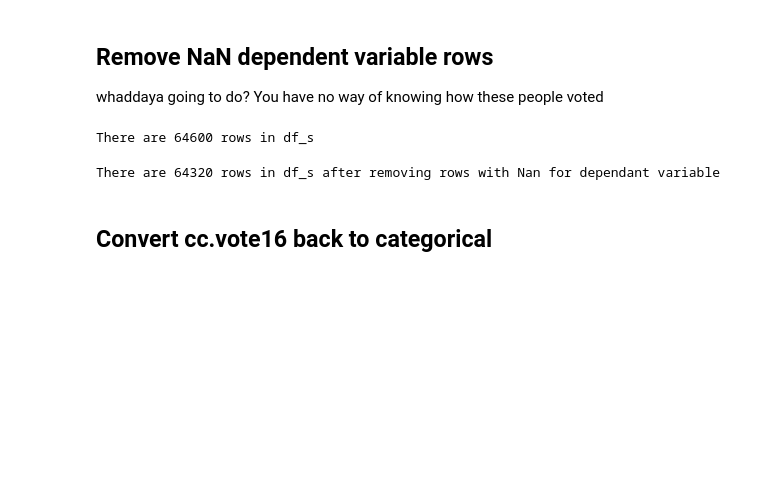
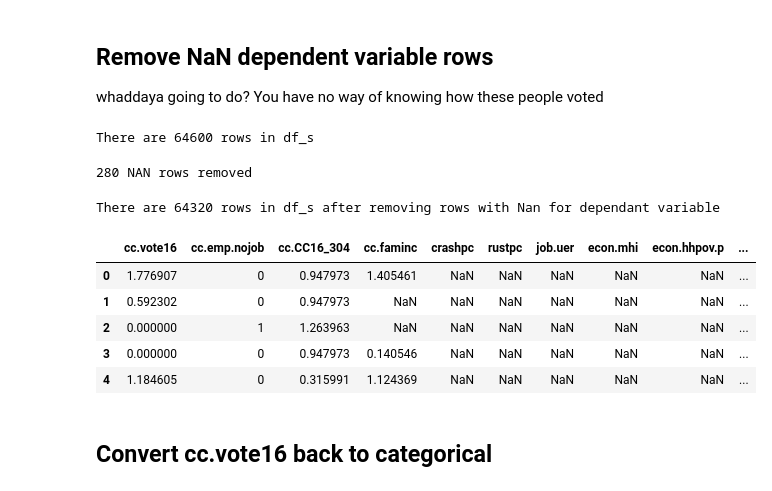
Before and after one commit to kperkins411/VoterAnalysis, a Jupyter notebook: DataCleaning_regid_31.ipynb, the cells around one changed output. Cells and saved outputs as stored; diff of their text form; code cells hidden in the pictures; blank space fills up the shorter version.

```diff
--- a/DataCleaning_regid_31.ipynb
+++ b/DataCleaning_regid_31.ipynb
@@ -218,12 +247,27 @@ whaddaya going to do?  You have no way of knowing how these people voted
 print(f"There are {len(df_s)} rows in df_s")
 # %% [output]
 There are 64600 rows in df_s
+# %%
+# pull out the nulls from the column of interest
+dfnull = df_s.loc[pd.isnull(df_s['cc.vote16'])]
+print(f"{len(dfnull)} NAN rows removed")
+# %% [output]
+280 NAN rows removed
 # %%
 #dump the NaN rows
 df_s = df_s[pd.notnull(df_s['cc.vote16'] )]
 print(f"There are {len(df_s)} rows in df_s after removing rows with Nan for dependant variable")
 # %% [output]
 There are 64320 rows in df_s after removing rows with Nan for dependant variable
+# %%
+df_s.head()
+# %% [output]
+|  | cc.vote16 | cc.emp.nojob | cc.CC16_304 | cc.faminc | crashpc | rustpc | job.uer | econ.mhi | econ.hhpov.p | ... |
+| 0 | 1.776907 | 0 | 0.947973 | 1.405461 | NaN | NaN | NaN | NaN | NaN | ... |
+| 1 | 0.592302 | 0 | 0.947973 | NaN | NaN | NaN | NaN | NaN | NaN | ... |
+| 2 | 0.000000 | 1 | 1.263963 | NaN | NaN | NaN | NaN | NaN | NaN | ... |
+| 3 | 0.000000 | 0 | 0.947973 | 0.140546 | NaN | NaN | NaN | NaN | NaN | ... |
+| 4 | 1.184605 | 0 | 0.315991 | 1.124369 | NaN | NaN | NaN | NaN | NaN | ... |
 # %% [markdown]
 ## Convert cc.vote16 back to categorical
 # %%
```
Also changed, not shown: parts of 21 cells of this notebook, 3 other files.
